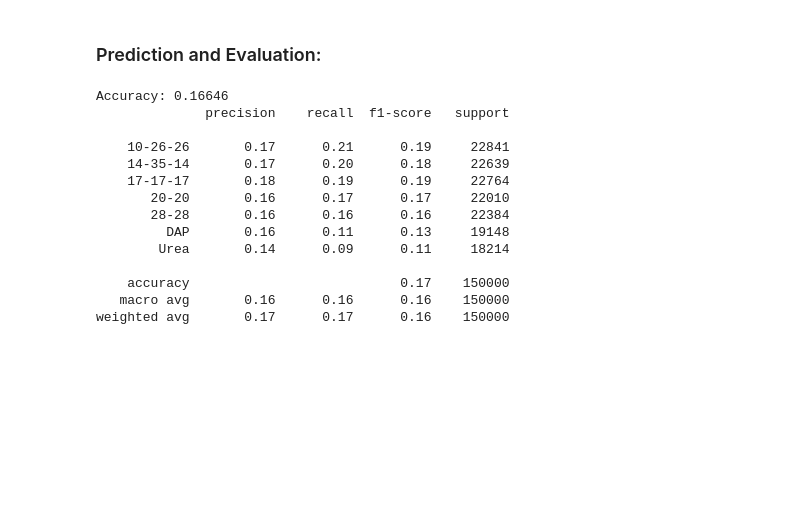
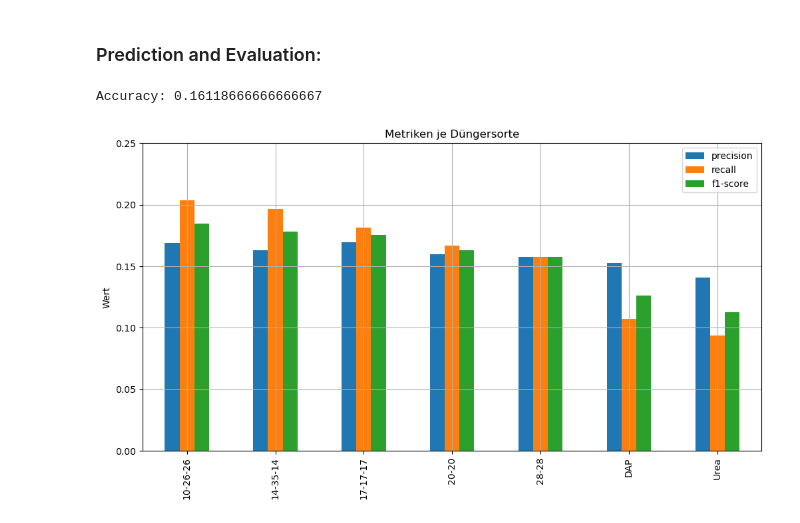
Before and after one commit to PinkRhino/AI-Predicting-Optimal-Fertilizers-Kaggle, a Jupyter notebook: Predicting_Optimal_Fertilizers.ipynb, the cells around one changed output. Drawn from its saved outputs; the diff is of its cells as text; code cells hidden in the pictures; blank space fills up the shorter version.

Commit message:
Random_Forest with new Features (like npk-ratio). Accuracy: 0.16119

```diff
--- a/Predicting_Optimal_Fertilizers.ipynb
+++ b/Predicting_Optimal_Fertilizers.ipynb
@@ -93,3 +106,18 @@ Table with transformed features:
  8 → Sugarcane
  9 → Tobacco
 10 → Wheat
+# %%
+def create_features(df):
+    df['soil_crop'] = df['Soil Type'].astype(str) + '_' + df['Crop Type'].astype(str)
+    df['npk_total'] = df['Nitrogen'] + df['Phosphorous'] + df['Potassium']
+    df['npk_ratio'] = df['npk_total'] / (df['Moisture'] + 1)
+    df['temp_hum_ratio'] = df['Temparature'] / (df['Humidity'] + 1)
+    df['is_high_nitro'] = (df['Nitrogen'] > 60).astype(int)
+
+    for col in ['Soil Type', 'Crop Type', 'soil_crop']:
+        df[col] = LabelEncoder().fit_transform(df[col])
+    return df
+
+features = create_features(features)
+
+print(features.head(5).to_string(index=False))
@@ -109,19 +146,16 @@ RandomForestClassifier(random_state=42)
 # %%
-y_pred = model.predict(X_test)
 print("Accuracy:", accuracy_score(y_test, y_pred))
-print(classification_report(y_test, y_pred, target_names=target_le.classes_))
+#print(classification_report(y_test, y_pred, target_names=target_le.classes_))
+
+report = classification_report(y_test, y_pred, target_names=target_le.classes_, output_dict=True)
+df_report = pd.DataFrame(report).transpose()
+
+df_report.iloc[:-3][["precision", "recall", "f1-score"]].plot(kind="bar", figsize=(12,6))
+plt.title("Metriken je Düngersorte")
+plt.ylabel("Wert")
+plt.ylim(0, 0.25)
+plt.grid(True)
+plt.show()
 # %% [output]
-Accuracy: 0.16646
-              precision    recall  f1-score   support
-
-    10-26-26       0.17      0.21      0.19     22841
-    14-35-14       0.17      0.20      0.18     22639
-    17-17-17       0.18      0.19      0.19     22764
-       20-20       0.16      0.17      0.17     22010
-       28-28       0.16      0.16      0.16     22384
-         DAP       0.16      0.11      0.13     19148
-        Urea       0.14      0.09      0.11     18214
-
-    accuracy                           0.17    150000
-   macro avg       0.16      0.16      0.16    150000
-weighted avg       0.17      0.17      0.16    150000
+Accuracy: 0.16118666666666667
+[figure, added]
```
Also changed, not shown: parts of 5 cells of this notebook.
